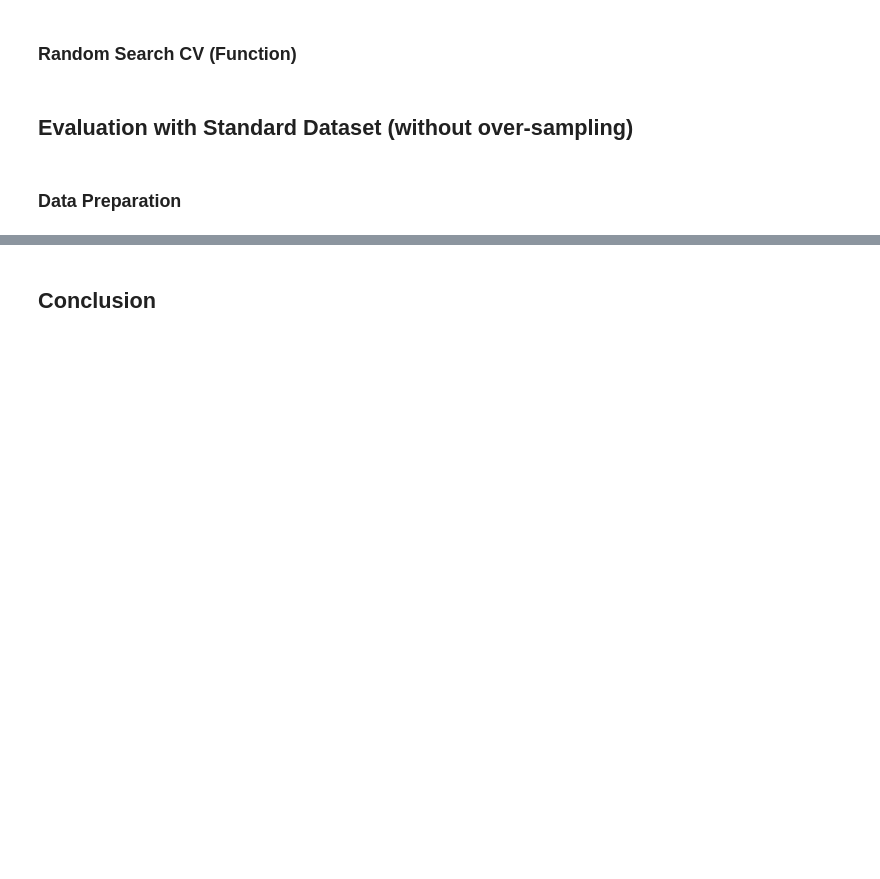
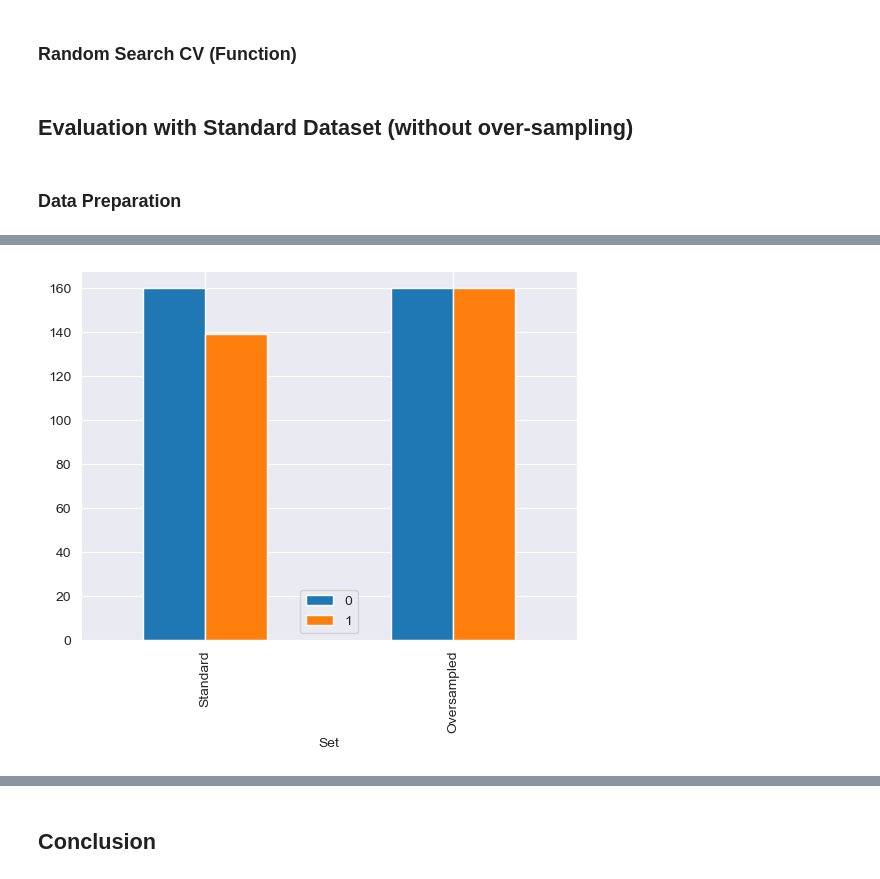
Before and after one commit to everhettoo/heart-disease-analysis, a Jupyter notebook: 4.0-model-svm.ipynb, the cells around one changed output, grey strips where cells are left out. Cells and saved outputs as stored; diff of their text form; code cells hidden in the pictures; blank space fills up the shorter version.

```diff
--- a/4.0-model-svm.ipynb
+++ b/4.0-model-svm.ipynb
@@ -245,10 +207,10 @@ print(f'Classes after over-sampling  :{Counter(y_b)}.')
 # %%
-# Before over-sampling
-plt.subplots(figsize=(5,5))
-sns.countplot(x=data[uci.UCIHeartDiseaseData.target])
+# Before and after oversampling
+target_set_data = [['Standard', Counter(y).get(0), Counter(y).get(1)],
+                   ['Oversampled', Counter(y_b).get(0), Counter(y_b).get(1)]]
 
-# After over-sampling
-plt.subplots(figsize=(5,5))
-sns.countplot(x=y_b)
+pd.DataFrame(target_set_data, columns=['Set','0','1']).set_index('Set').plot.bar();
+# %% [output]
+[figure, added]
 # %%
 # Evaluation: Over-sampled Base
```
Also changed, not shown: parts of 15 cells of this notebook.
